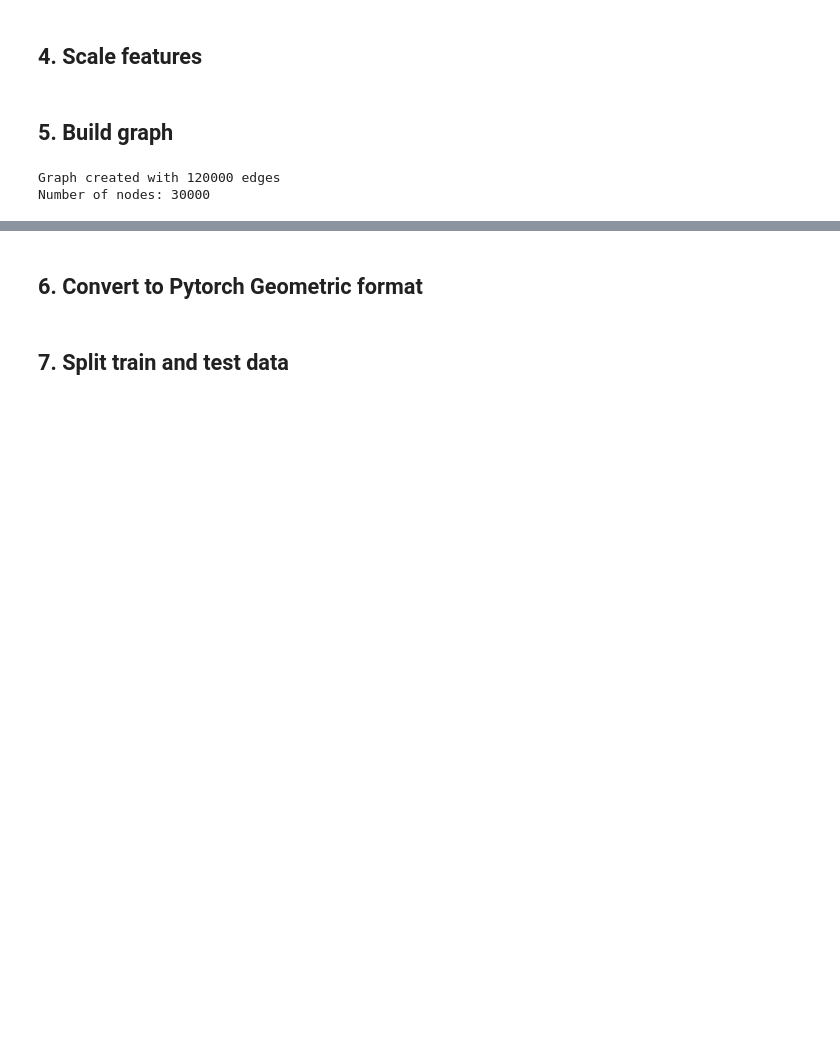
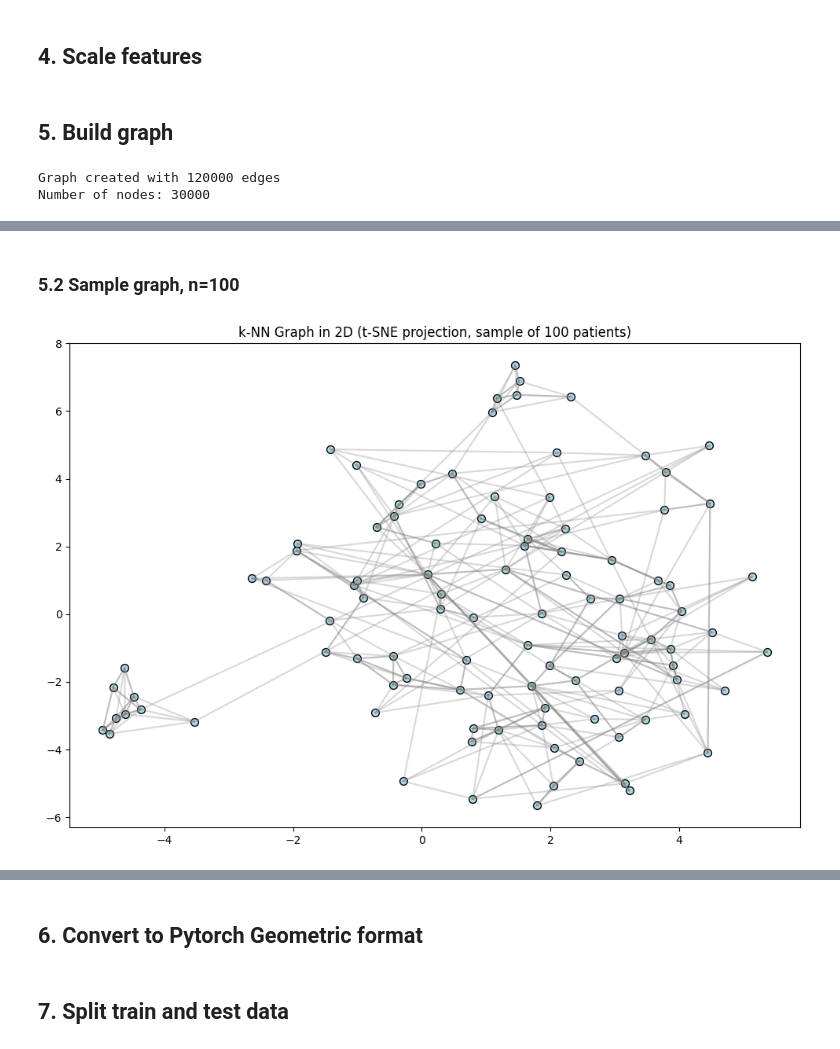
Before and after one commit to mablemunanura/NEONATES, a Jupyter notebook: notebooks/MODELS/gnn_model.ipynb, the cells around one changed output, grey strips where cells are left out. Drawn from its saved outputs; the diff is of its cells as text; code cells hidden in the pictures; blank space fills up the shorter version.

```diff
--- a/notebooks/MODELS/gnn_model.ipynb
+++ b/notebooks/MODELS/gnn_model.ipynb
@@ -68,0 +110,22 @@ Number of nodes: 30000
+# %% [markdown]
+### 5.2 Sample graph, n=100
+# %%
+from sklearn.manifold import TSNE
+import matplotlib.pyplot as plt
+
+# Reduce dimensions to 2D for visualization
+tsne = TSNE(n_components=2, random_state=42)
+x_2d = tsne.fit_transform(x_sample)
+
+# Plot points with edges
+plt.figure(figsize=(12, 8))
+for edge in edges:
+    plt.plot([x_2d[edge[0], 0], x_2d[edge[1], 0]],
+             [x_2d[edge[0], 1], x_2d[edge[1], 1]], 'gray', alpha=0.3)
+
+plt.scatter(x_2d[:, 0], x_2d[:, 1], c='lightblue', s=50, edgecolors='black')
+plt.title(f"k-NN Graph in 2D (t-SNE projection, sample of {sample_size} patients)")
+plt.savefig('gnn_tsne.png', dpi=300, bbox_inches='tight')
+plt.show()
+# %% [output]
+[figure, added]
```
Also changed, not shown: parts of 7 cells of this notebook, 9 other files.
